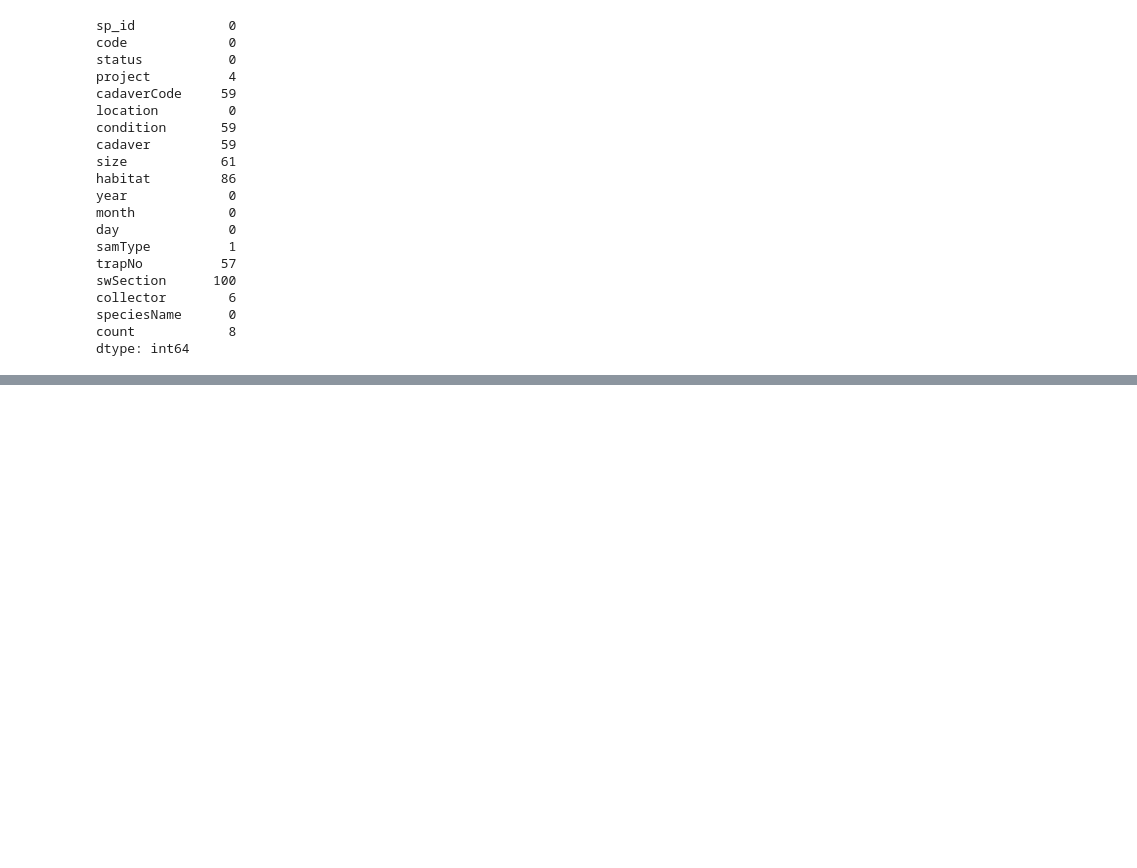
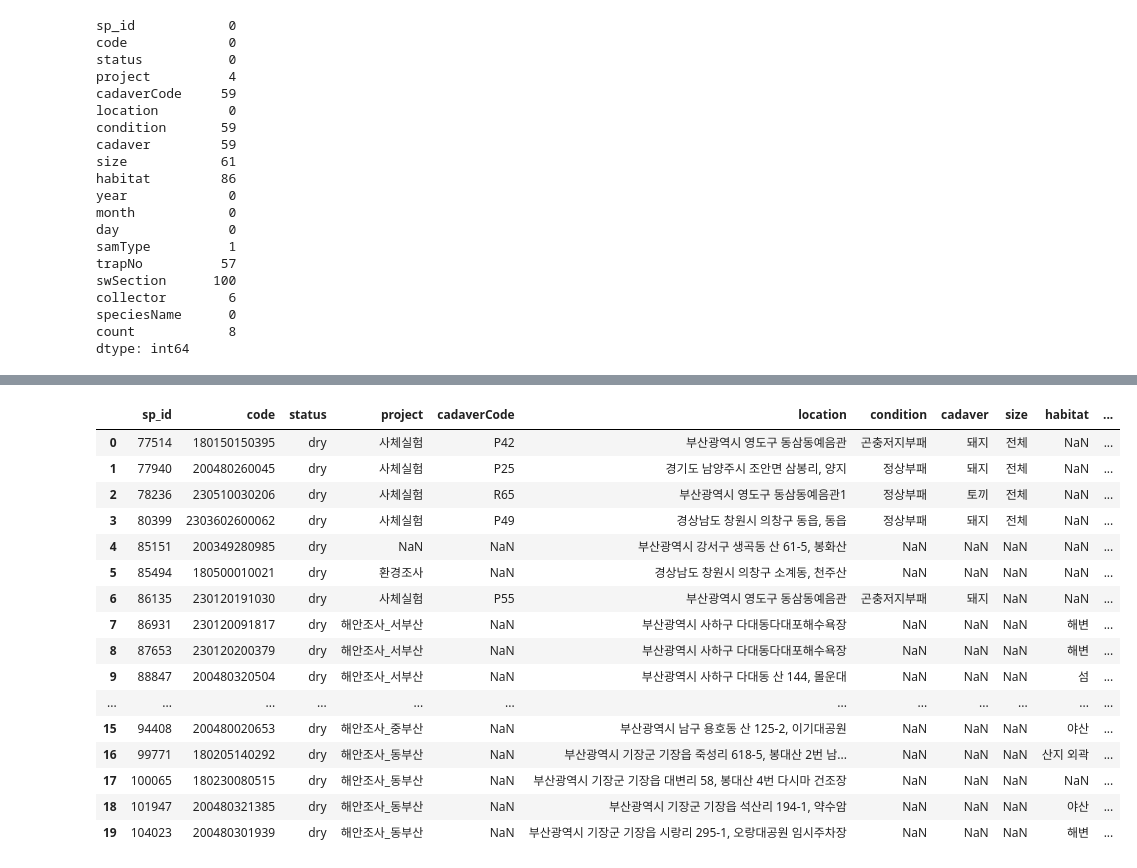
Before and after one commit to dhyunwoo/study, a Jupyter notebook: part2_chpapter03_dataPreprocessing.ipynb, the cells around one changed output, grey strips where cells are left out. Cells and saved outputs as stored; diff of their text form; code cells hidden in the pictures; blank space fills up the shorter version.

```diff
--- a/part2_chpapter03_dataPreprocessing.ipynb
+++ b/part2_chpapter03_dataPreprocessing.ipynb
@@ -751,0 +1171,20 @@ ins.fillna(0, inplace=True) # 결측치를 0으로 대체해서 채우고, 확
+# %%
+ver2
+# %% [output]
+|  | sp_id | code | status | project | cadaverCode | location | condition | cadaver | size | habitat | ... |
+| 0 | 77514 | 180150150395 | dry | 사체실험 | P42 | 부산광역시 영도구 동삼동예음관 | 곤충저지부패 | 돼지 | 전체 | NaN | ... |
+| 1 | 77940 | 200480260045 | dry | 사체실험 | P25 | 경기도 남양주시 조안면 삼봉리, 양지 | 정상부패 | 돼지 | 전체 | NaN | ... |
+| 2 | 78236 | 230510030206 | dry | 사체실험 | R65 | 부산광역시 영도구 동삼동예음관1 | 정상부패 | 토끼 | 전체 | NaN | ... |
+| 3 | 80399 | 2303602600062 | dry | 사체실험 | P49 | 경상남도 창원시 의창구 동읍, 동읍 | 정상부패 | 돼지 | 전체 | NaN | ... |
+| 4 | 85151 | 200349280985 | dry | NaN | NaN | 부산광역시 강서구 생곡동 산 61-5, 봉화산 | NaN | NaN | NaN | NaN | ... |
+| 5 | 85494 | 180500010021 | dry | 환경조사 | NaN | 경상남도 창원시 의창구 소계동, 천주산 | NaN | NaN | NaN | NaN | ... |
+| 6 | 86135 | 230120191030 | dry | 사체실험 | P55 | 부산광역시 영도구 동삼동예음관 | 곤충저지부패 | 돼지 | NaN | NaN | ... |
+| 7 | 86931 | 230120091817 | dry | 해안조사_서부산 | NaN | 부산광역시 사하구 다대동다대포해수욕장 | NaN | NaN | NaN | 해변 | ... |
+| 8 | 87653 | 230120200379 | dry | 해안조사_서부산 | NaN | 부산광역시 사하구 다대동다대포해수욕장 | NaN | NaN | NaN | 해변 | ... |
+| 9 | 88847 | 200480320504 | dry | 해안조사_서부산 | NaN | 부산광역시 사하구 다대동 산 144, 몰운대 | NaN | NaN | NaN | 섬 | ... |
+| ... | ... | ... | ... | ... | ... | ... | ... | ... | ... | ... | ... |
+| 15 | 94408 | 200480020653 | dry | 해안조사_중부산 | NaN | 부산광역시 남구 용호동 산 125-2, 이기대공원 | NaN | NaN | NaN | 야산 | ... |
+| 16 | 99771 | 180205140292 | dry | 해안조사_동부산 | NaN | 부산광역시 기장군 기장읍 죽성리 618-5, 봉대산 2번 남... | NaN | NaN | NaN | 산지 외곽 | ... |
+| 17 | 100065 | 180230080515 | dry | 해안조사_동부산 | NaN | 부산광역시 기장군 기장읍 대변리 58, 봉대산 4번 다시마 건조장 | NaN | NaN | NaN | NaN | ... |
+| 18 | 101947 | 200480321385 | dry | 해안조사_동부산 | NaN | 부산광역시 기장군 기장읍 석산리 194-1, 약수암 | NaN | NaN | NaN | 야산 | ... |
+| 19 | 104023 | 200480301939 | dry | 해안조사_동부산 | NaN | 부산광역시 기장군 기장읍 시랑리 295-1, 오랑대공원 임시주차장 | NaN | NaN | NaN | 해변 | ... |
```
Also changed, not shown: parts of 49 cells of this notebook, 1 other file.
